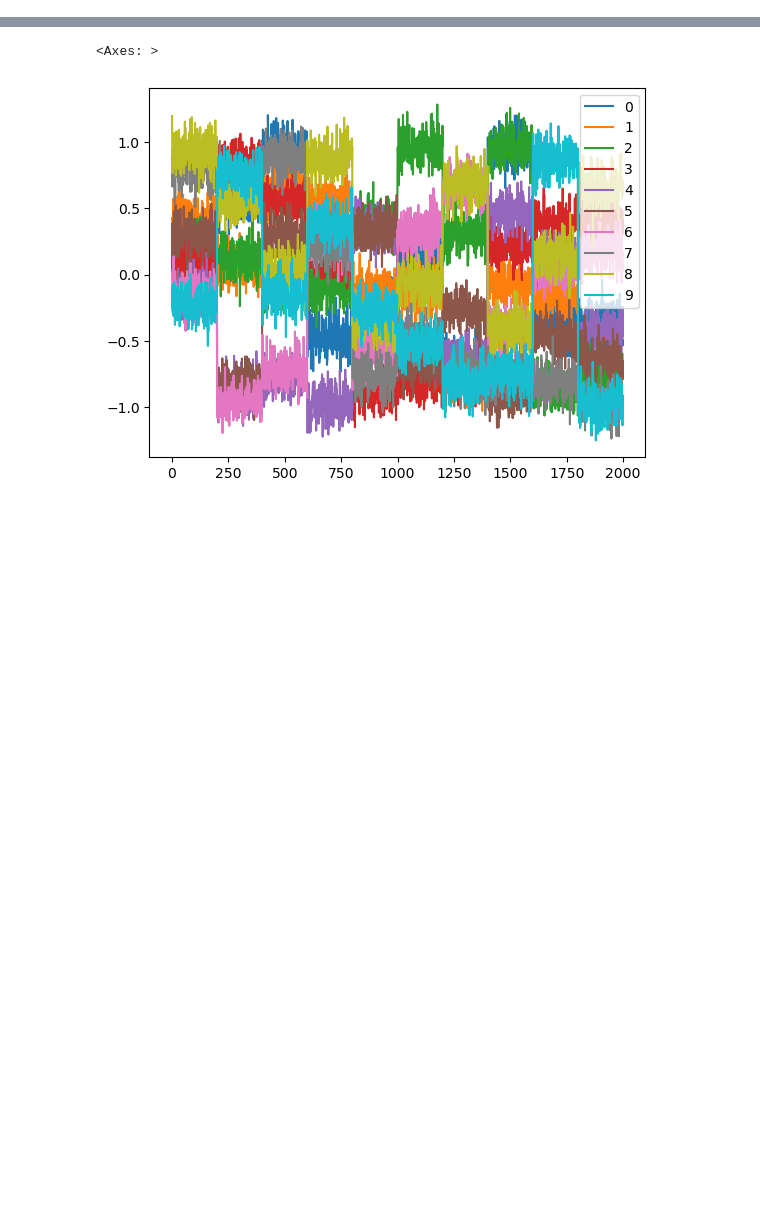
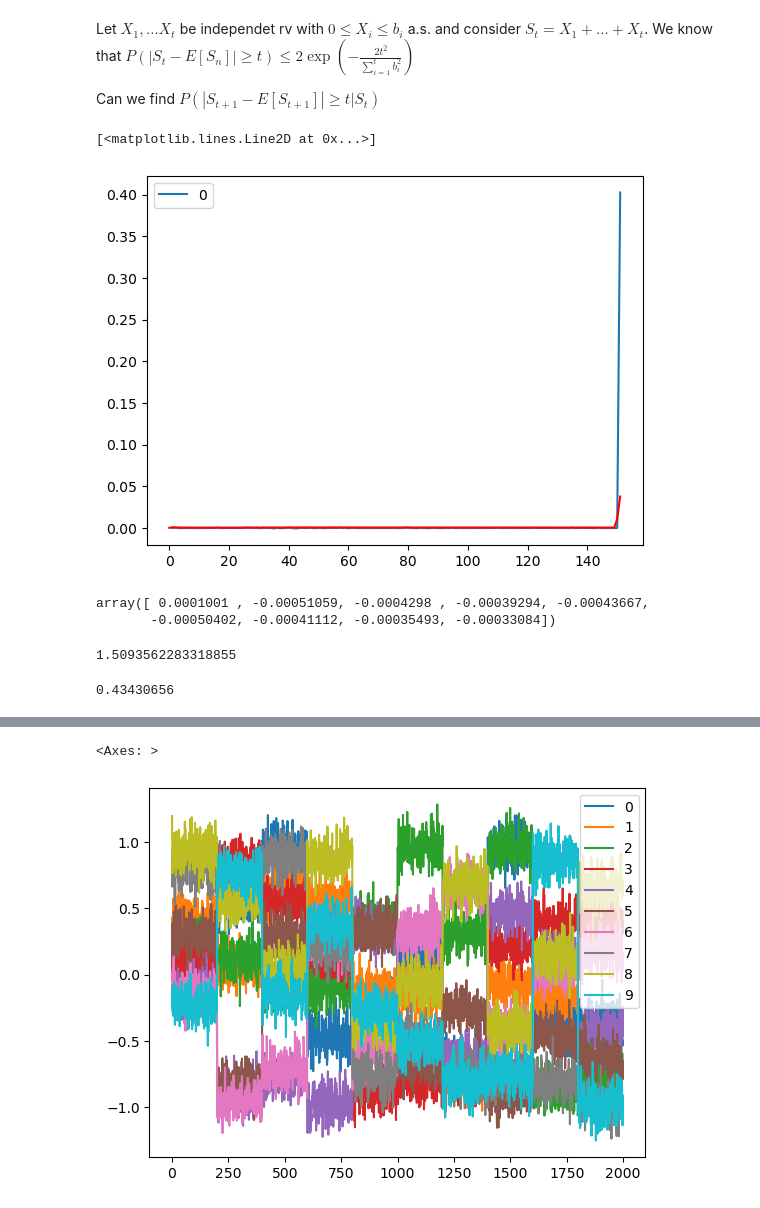
Before and after one commit to jsve96/SWDCPD, a Jupyter notebook: ChangeDetection/SynthetyExperiments.ipynb, the cells around one changed output, grey strips where cells are left out. Cells and saved outputs as stored; diff of their text form; code cells hidden in the pictures; blank space fills up the shorter version.

```diff
--- a/ChangeDetection/SynthetyExperiments.ipynb
+++ b/ChangeDetection/SynthetyExperiments.ipynb
@@ -8,3 +8,37 @@ from utilsCPD import *
 import matplotlib.pyplot as plt
 from sklearn.datasets import make_blobs, make_classification, make_multilabel_classification
 import pandas as pd
+# %% [markdown]
+Let $X_1,...X_t$ be independet rv with $0\leq X_i \leq b_{i}$ a.s. and consider $S_{t}=X_1+...+X_{t}$.
+We know that $P(|S_t-E[S_n]| \geq t) \leq 2\exp{(-\frac{2t^{2}}{\sum_{i=1}^{t}b_{i}^{2}})}$
+
+Can we find $P(|S_{t+1}-E[S_{t+1}]|\geq t|S_{t})$
+# %%
+def cond_hoef(Ft,p):
+    c_t = np.mean(abs(Ft[0]))
+    t = (-1*np.log(p/2)*2*(2*c_t**2))**0.5
+    return t
+
+def cond_hoef()
+# %%
+BOUND = [cond_hoef(df.diff().iloc[1:n],0.05) for n in range(2,len(df))]
+n=152
+fig,ax = plt.subplots()
+df.iloc[:n].diff().plot(ax=ax)
+ax.plot(BOUND[:n],color='red')
+# %% [output]
+[<matplotlib.lines.Line2D at 0x...>]
+[figure, added]
+# %%
+(np.array(BOUND[1:10]) - df.iloc[1:10].to_numpy()).diagonal()
+# %% [output]
+array([ 0.0001001 , -0.00051059, -0.0004298 , -0.00039294, -0.00043667,
+       -0.00050402, -0.00041112, -0.00035493, -0.00033084])
+# %%
+cond_hoef(df.diff().iloc[1:450],0.05)
+# %% [output]
+1.5093562283318855
+# %%
+abs(df.diff()).iloc[1:15].mean()[0]
+# %% [output]
+0.43430656
```
Also changed, not shown: parts of 11 cells of this notebook.
